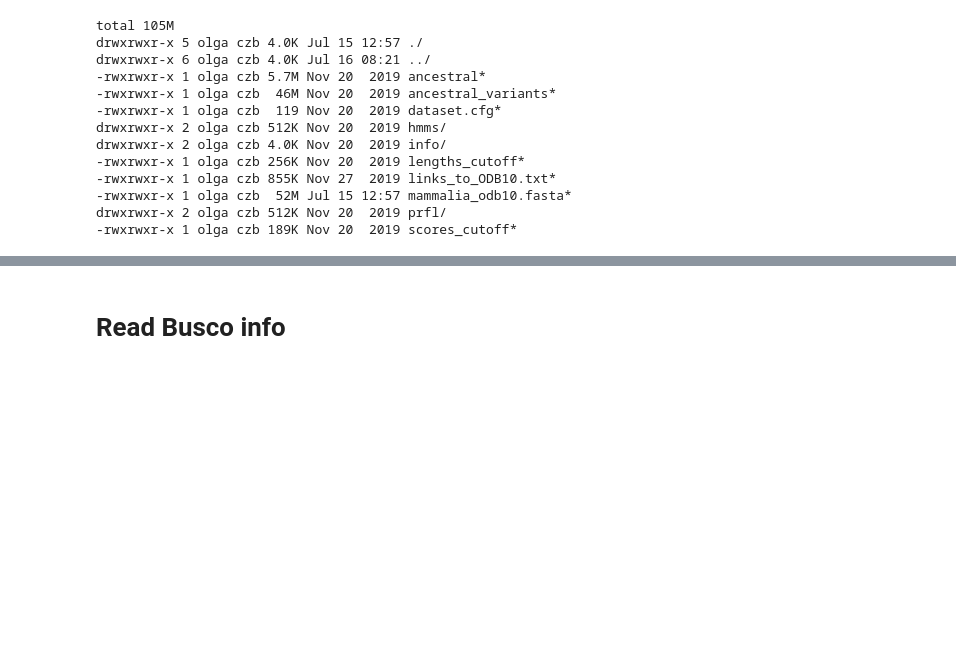
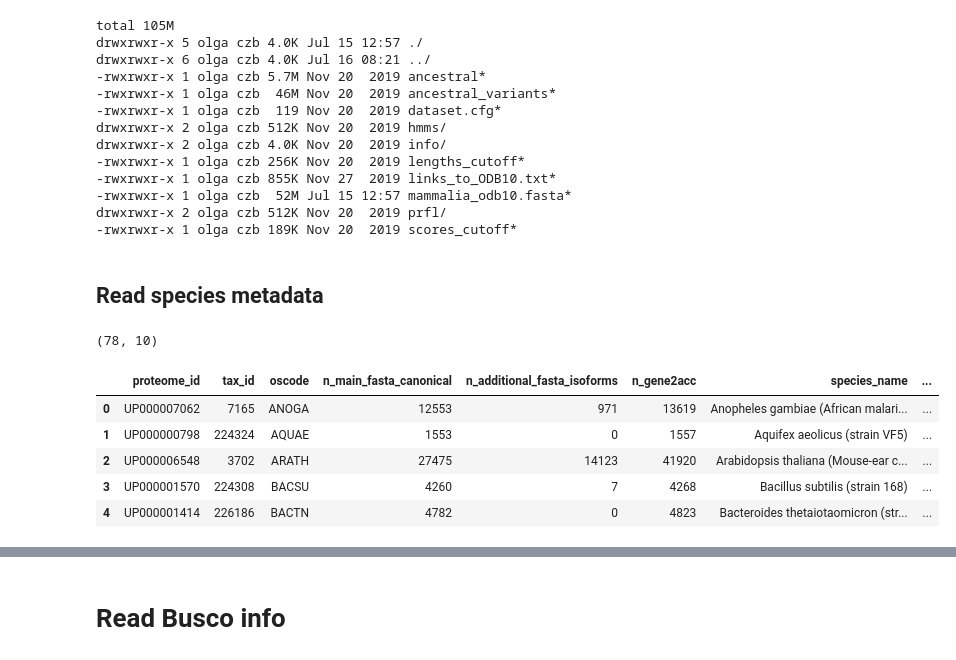
Before and after one commit to czbiohub-sf/scrnaseq-for-the-99-percent, a Jupyter notebook: notebooks/102_subset_busco.ipynb, the cells around one changed output, grey strips where cells are left out. Drawn from its saved outputs; the diff is of its cells as text; code cells hidden in the pictures; blank space fills up the shorter version.

```diff
--- a/notebooks/102_subset_busco.ipynb
+++ b/notebooks/102_subset_busco.ipynb
@@ -31,3 +31,17 @@ drwxrwxr-x 2 olga czb 4.0K Nov 20  2019 info/
 -rwxrwxr-x 1 olga czb  52M Jul 15 12:57 mammalia_odb10.fasta*
 drwxrwxr-x 2 olga czb 512K Nov 20  2019 prfl/
 -rwxrwxr-x 1 olga czb 189K Nov 20  2019 scores_cutoff*
+# %% [markdown]
+## Read species metadata
+# %%
+species_metadata = pd.read_csv('/home/olga/data_sm/kmer-hashing/quest-for-orthologs/data/2019/species_metadata.csv')
+print(species_metadata.shape)
+species_metadata.head()
+# %% [output]
+(78, 10)
+|  | proteome_id | tax_id | oscode | n_main_fasta_canonical | n_additional_fasta_isoforms | n_gene2acc | species_name | ... |
+| 0 | UP000007062 | 7165 | ANOGA | 12553 | 971 | 13619 | Anopheles gambiae (African malari... | ... |
+| 1 | UP000000798 | 224324 | AQUAE | 1553 | 0 | 1557 | Aquifex aeolicus (strain VF5) | ... |
+| 2 | UP000006548 | 3702 | ARATH | 27475 | 14123 | 41920 | Arabidopsis thaliana (Mouse-ear c... | ... |
+| 3 | UP000001570 | 224308 | BACSU | 4260 | 7 | 4268 | Bacillus subtilis (strain 168) | ... |
+| 4 | UP000001414 | 226186 | BACTN | 4782 | 0 | 4823 | Bacteroides thetaiotaomicron (str... | ... |
```
Also changed, not shown: parts of 59 cells of this notebook, 4 other files.
